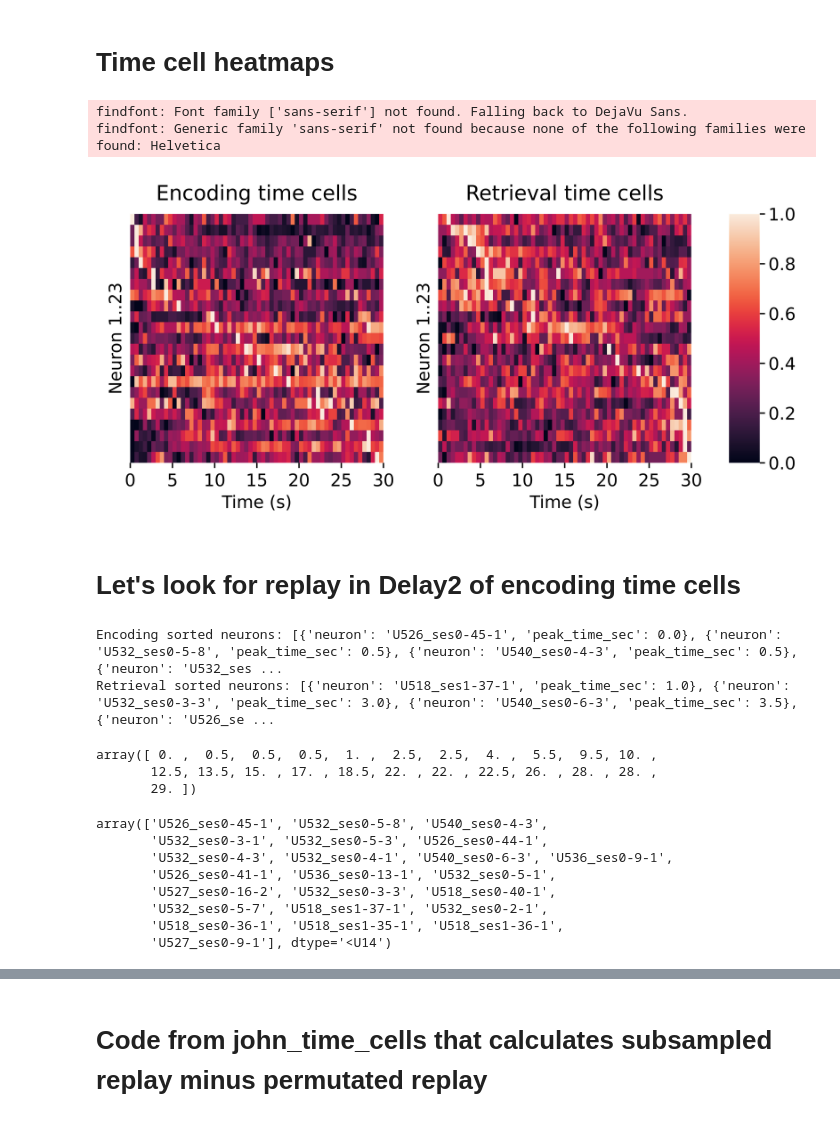
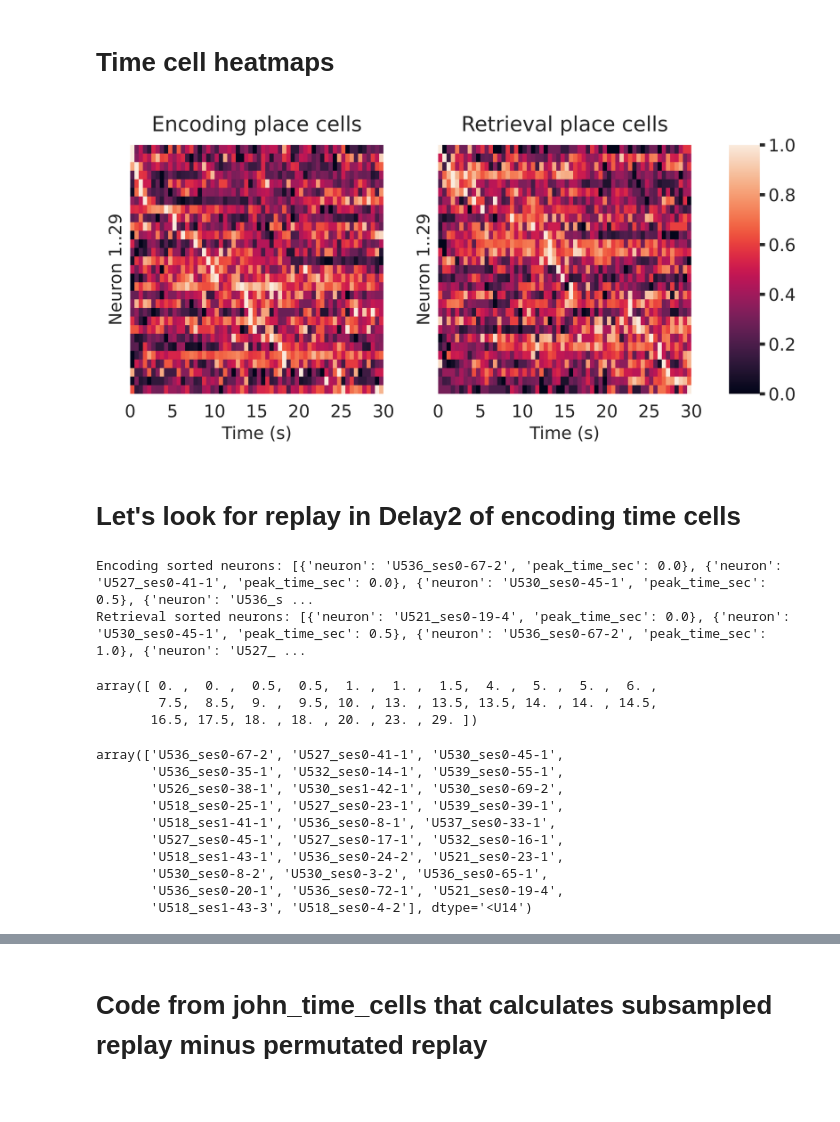
Before and after one commit to jjsakon/goldmine, a Jupyter notebook: nav_time_REPLAY_JS.ipynb, the cells around one changed output, grey strips where cells are left out. Drawn from its saved outputs; the diff is of its cells as text; code cells hidden in the pictures.

```diff
--- a/nav_time_REPLAY_JS.ipynb
+++ b/nav_time_REPLAY_JS.ipynb
@@ -691,12 +686,12 @@ dpi = 1200
 bins = 60
 time_bin_width_sec = 0.5  # seconds per bin in combined PSTH
 
-testvars = ['time', 'gameState:time','time:place']
-# testvars = ['place', 'gameState:place']
+# testvars = ['time', 'gameState:time','time:place']
+testvars = ['place', 'gameState:place']
 moving_avg = 0  # Set to None to disable
 
 game_states = ['Encoding', 'Retrieval']
-roi_filter = ['HPC'] #,'PFC','TPC'] #['HPC', 'MTL'] # ['HPC','MTL','PFC','TPC'] used roi=4 in spike_preproc
+roi_filter = ['MTL'] #,'PFC','TPC'] #['HPC', 'MTL'] # ['HPC','MTL','PFC','TPC'] used roi=4 in spike_preproc
 
 # === Get unique neurons that are significant in any of the testvars ===
 neurons_of_interest = set()
@@ -794,36 +789,34 @@ for i, game_state in enumerate(game_states):
     ax[i] = sns.heatmap(fr_mat, ax=ax[i], vmin=0, vmax=1, cmap='rocket',
                         square=False, cbar=add_cbar, cbar_ax=ax[i + 1] if add_cbar else None)
 
     ax[i].tick_params(axis='x', which='both', length=3, pad=3)
     ax[i].tick_params(axis='y', which='both', length=0, pad=3)
     ax[i].set_xticks(xticks)
     ax[i].set_xticklabels(xticklabels, fontsize=font['tick'], rotation=0)
     ax[i].set_xlabel('Time (s)', fontsize=font['label'], labelpad=3)
     ax[i].set_yticks([])
     ax[i].set_ylabel(f'Neuron 1..{n_neurons[-1]}', fontsize=font['label'], labelpad=3)
     ax[i].set_title(ax_titles[game_state], pad=8, fontsize=font['fig'])
 
     if add_cbar:
         cbar = ax[i].collections[0].colorbar
         cbar.ax.tick_params(labelsize=font['tick'], length=3, pad=2)
         cbar.set_ticks([0.0, 0.2, 0.4, 0.6, 0.8, 1.0])
         cbar.set_ticklabels([0.0, 0.2, 0.4, 0.6, 0.8, 1.0])
 
 
 # === SAVE ===
 if savefig:
     label = '-'.join([tv.replace(':', '') for tv in testvars])
     filename = op.join(proj_dir, 'figs', 'plot_navigation',
                        f'navigation_time_cells-{label}-encoding-{n_neurons[0]}-retrieval-{n_neurons[1]}-total-{len(neurons_of_interest)}.pdf')
     if overwrite or not op.exists(filename):
         fig.savefig(filename, format='pdf', bbox_inches='tight', pad_inches=0)
         fig.savefig(filename.replace('pdf', 'png'), format='png', dpi=dpi, bbox_inches='tight', pad_inches=0)
 
 fig.show();
 # %% [output]
-findfont: Font family ['sans-serif'] not found. Falling back to DejaVu Sans.
-findfont: Generic family 'sans-serif' not found because none of the following families were found: Helvetica
-[figure, old version]
+[figure, new version]
 # %% [markdown]
 # Let's look for replay in Delay2 of encoding time cells
 # %%
@@ -834,19 +827,21 @@ peak_neurons_encoding = np.array([d['neuron'] for d in sorted_neuron_lists['Enco
 peak_times_encoding
 peak_neurons_encoding
 # %% [output]
-Encoding sorted neurons: [{'neuron': 'U526_ses0-45-1', 'peak_time_sec': 0.0}, {'neuron': 'U532_ses0-5-8', 'peak_time_sec': 0.5}, {'neuron': 'U540_ses0-4-3', 'peak_time_sec': 0.5}, {'neuron': 'U532_ses ...
-Retrieval sorted neurons: [{'neuron': 'U518_ses1-37-1', 'peak_time_sec': 1.0}, {'neuron': 'U532_ses0-3-3', 'peak_time_sec': 3.0}, {'neuron': 'U540_ses0-6-3', 'peak_time_sec': 3.5}, {'neuron': 'U526_se ...
+Encoding sorted neurons: [{'neuron': 'U536_ses0-67-2', 'peak_time_sec': 0.0}, {'neuron': 'U527_ses0-41-1', 'peak_time_sec': 0.0}, {'neuron': 'U530_ses0-45-1', 'peak_time_sec': 0.5}, {'neuron': 'U536_s ...
+Retrieval sorted neurons: [{'neuron': 'U521_ses0-19-4', 'peak_time_sec': 0.0}, {'neuron': 'U530_ses0-45-1', 'peak_time_sec': 0.5}, {'neuron': 'U536_ses0-67-2', 'peak_time_sec': 1.0}, {'neuron': 'U527_ ...
-array([ 0. ,  0.5,  0.5,  0.5,  1. ,  2.5,  2.5,  4. ,  5.5,  9.5, 10. ,
-       12.5, 13.5, 15. , 17. , 18.5, 22. , 22. , 22.5, 26. , 28. , 28. ,
-       29. ])
+array([ 0. ,  0. ,  0.5,  0.5,  1. ,  1. ,  1.5,  4. ,  5. ,  5. ,  6. ,
+        7.5,  8.5,  9. ,  9.5, 10. , 13. , 13.5, 13.5, 14. , 14. , 14.5,
+       16.5, 17.5, 18. , 18. , 20. , 23. , 29. ])
-array(['U526_ses0-45-1', 'U532_ses0-5-8', 'U540_ses0-4-3',
-       'U532_ses0-3-1', 'U532_ses0-5-3', 'U526_ses0-44-1',
-       'U532_ses0-4-3', 'U532_ses0-4-1', 'U540_ses0-6-3', 'U536_ses0-9-1',
-       'U526_ses0-41-1', 'U536_ses0-13-1', 'U532_ses0-5-1',
-       'U527_ses0-16-2', 'U532_ses0-3-3', 'U518_ses0-40-1',
-       'U532_ses0-5-7', 'U518_ses1-37-1', 'U532_ses0-2-1',
-       'U518_ses0-36-1', 'U518_ses1-35-1', 'U518_ses1-36-1',
-       'U527_ses0-9-1'], dtype='<U14')
+array(['U536_ses0-67-2', 'U527_ses0-41-1', 'U530_ses0-45-1',
+       'U536_ses0-35-1', 'U532_ses0-14-1', 'U539_ses0-55-1',
+       'U526_ses0-38-1', 'U530_ses1-42-1', 'U530_ses0-69-2',
+       'U518_ses0-25-1', 'U527_ses0-23-1', 'U539_ses0-39-1',
+       'U518_ses1-41-1', 'U536_ses0-8-1', 'U537_ses0-33-1',
+       'U527_ses0-45-1', 'U527_ses0-17-1', 'U532_ses0-16-1',
+       'U518_ses1-43-1', 'U536_ses0-24-2', 'U521_ses0-23-1',
+       'U530_ses0-8-2', 'U530_ses0-3-2', 'U536_ses0-65-1',
+       'U536_ses0-20-1', 'U536_ses0-72-1', 'U521_ses0-19-4',
+       'U518_ses1-43-3', 'U518_ses0-4-2'], dtype='<U14')
 # %%
 # get the pairs of time cells with peaks in order of encoding fields
 
```
Also changed, not shown: parts of 7 cells of this notebook.
